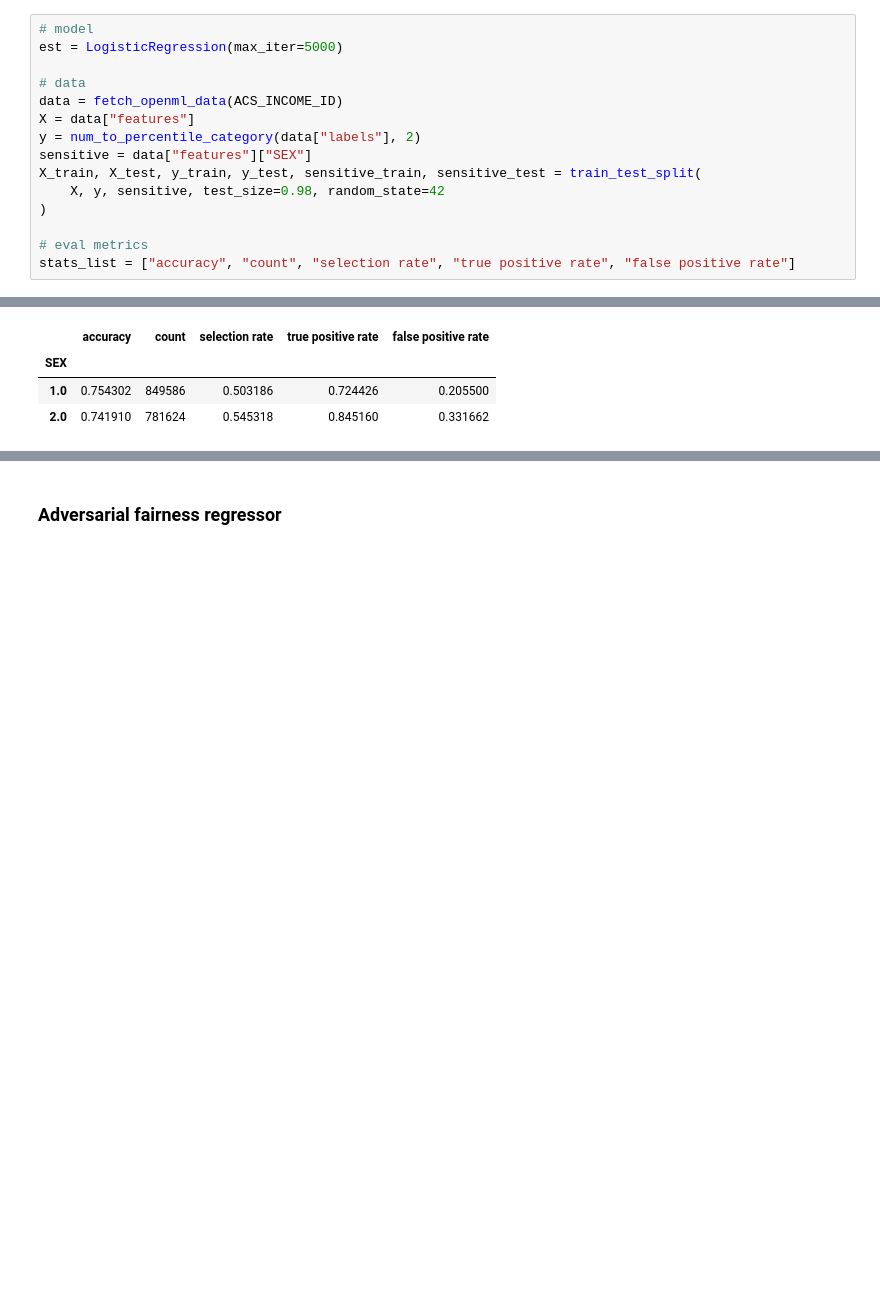
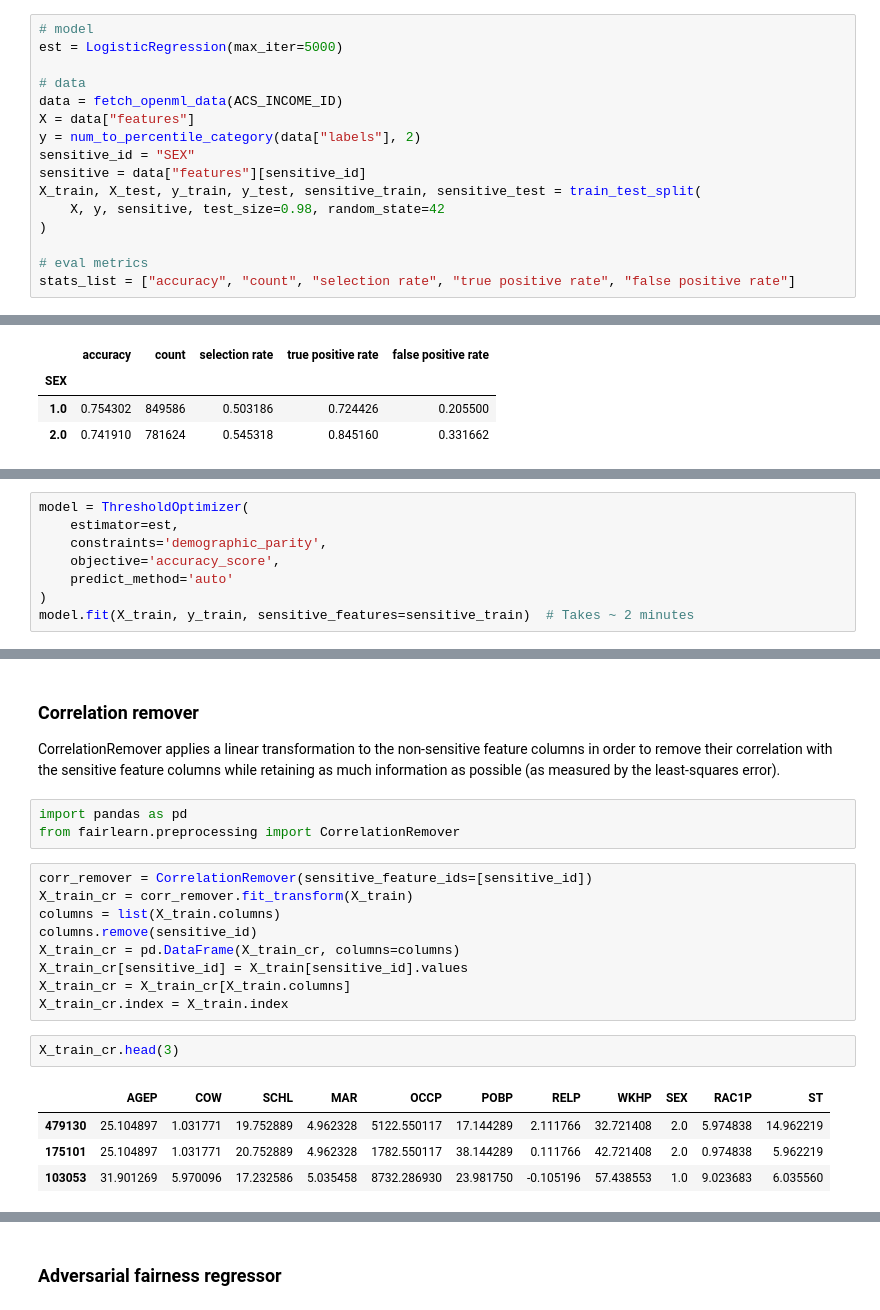
Before and after one commit to zeyuyang8/fairml, a Jupyter notebook: notebooks/acs_income_logreg.ipynb, the cells around one changed output, grey strips where cells are left out. Drawn from its saved outputs; the diff is of its cells as text; blank space fills up the shorter version.

```diff
--- a/notebooks/acs_income_logreg.ipynb
+++ b/notebooks/acs_income_logreg.ipynb
@@ -20,7 +20,8 @@ est = LogisticRegression(max_iter=5000)
 data = fetch_openml_data(ACS_INCOME_ID)
 X = data["features"]
 y = num_to_percentile_category(data["labels"], 2)
-sensitive = data["features"]["SEX"]
+sensitive_id = "SEX"
+sensitive = data["features"][sensitive_id]
 X_train, X_test, y_train, y_test, sensitive_train, sensitive_test = train_test_split(
     X, y, sensitive, test_size=0.98, random_state=42
 )
@@ -111,0 +107,8 @@ def threshold_opt(est, constraint, objective, X, y_true, sensitive):
+# %%
+model = ThresholdOptimizer(
+    estimator=est,
+    constraints='demographic_parity',
+    objective='accuracy_score',
+    predict_method='auto'
+)
+model.fit(X_train, y_train, sensitive_features=sensitive_train)  # Takes ~ 2 minutes
@@ -111,0 +127,23 @@ def threshold_opt(est, constraint, objective, X, y_true, sensitive):
+# %% [markdown]
+### Correlation remover
+
+CorrelationRemover applies a linear transformation to the non-sensitive feature columns in order to remove their correlation with the sensitive feature columns while retaining as much information as possible (as measured by the least-squares error).
+# %%
+import pandas as pd
+from fairlearn.preprocessing import CorrelationRemover
+# %%
+corr_remover = CorrelationRemover(sensitive_feature_ids=[sensitive_id])
+X_train_cr = corr_remover.fit_transform(X_train)
+columns = list(X_train.columns)
+columns.remove(sensitive_id)
+X_train_cr = pd.DataFrame(X_train_cr, columns=columns)
+X_train_cr[sensitive_id] = X_train[sensitive_id].values
+X_train_cr = X_train_cr[X_train.columns]
+X_train_cr.index = X_train.index
+# %%
+X_train_cr.head(3)
+# %% [output]
+|  | AGEP | COW | SCHL | MAR | OCCP | POBP | RELP | WKHP | SEX | RAC1P | ST |
+| 479130 | 25.104897 | 1.031771 | 19.752889 | 4.962328 | 5122.550117 | 17.144289 | 2.111766 | 32.721408 | 2.0 | 5.974838 | 14.962219 |
+| 175101 | 25.104897 | 1.031771 | 20.752889 | 4.962328 | 1782.550117 | 38.144289 | 0.111766 | 42.721408 | 2.0 | 0.974838 | 5.962219 |
+| 103053 | 31.901269 | 5.970096 | 17.232586 | 5.035458 | 8732.286930 | 23.981750 | -0.105196 | 57.438553 | 1.0 | 9.023683 | 6.035560 |
```
Also changed, not shown: parts of 18 cells of this notebook, 1 other file.
